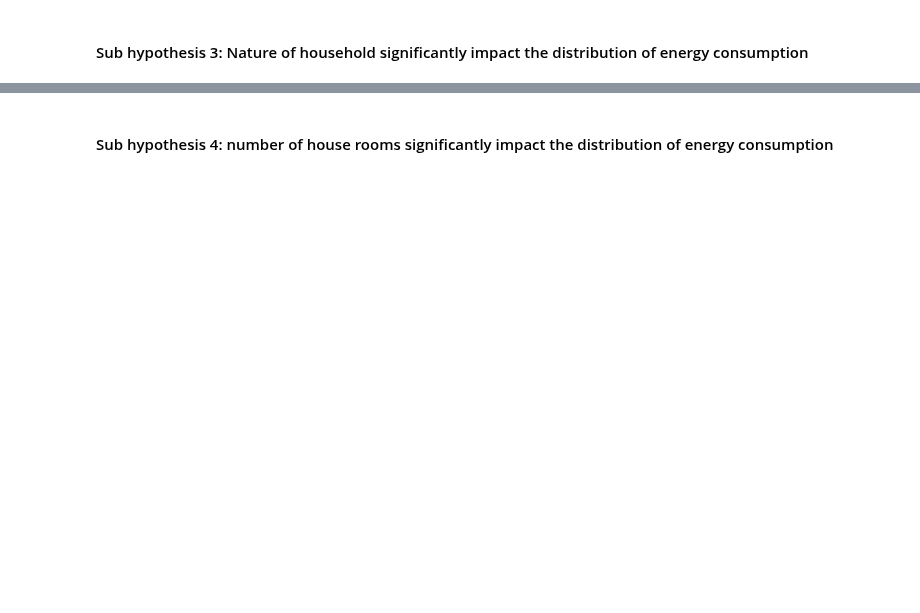
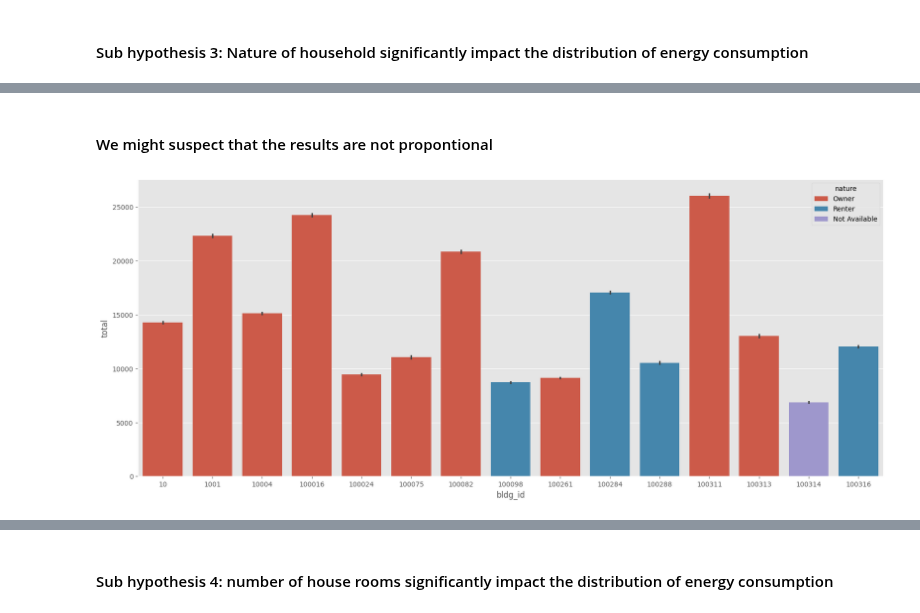
Before and after one commit to 1nuc/load-profile-decomposition, a Jupyter notebook: src/Customer_analysis/run.ipynb, the cells around one changed output, grey strips where cells are left out. Cells and saved outputs as stored; diff of their text form; code cells hidden in the pictures; blank space fills up the shorter version.

```diff
--- a/src/Customer_analysis/run.ipynb
+++ b/src/Customer_analysis/run.ipynb
@@ -658,0 +711,7 @@ vis._barplot_seaborn(occup, 'bldg_id', 'total', 'occupants')
+# %% [markdown]
+#### We might suspect that the results are not propontional
+# %%
+nat_df=nature_df.select(pl.all().name.replace('^out.electricity.|.energy_consumption..kwh$',''))
+vis._barplot_seaborn(nat_df, 'bldg_id', 'total', 'nature')
+# %% [output]
+[figure, added]
```
Also changed, not shown: parts of 45 cells of this notebook, 1 other file.
